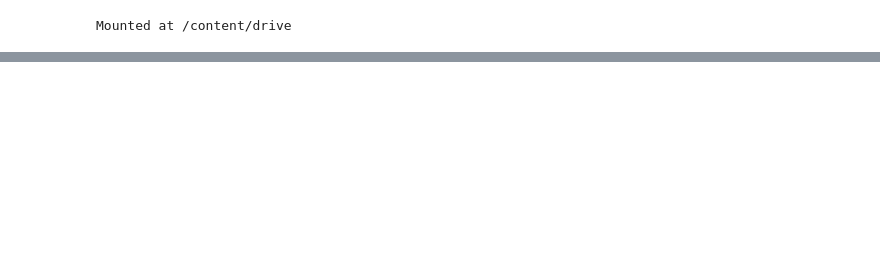
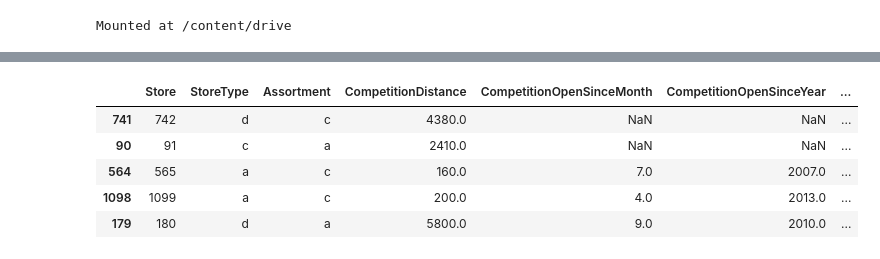
Before and after one commit to akashsinghsharma/Retail-Sales-Prediction, a Jupyter notebook: Retail_Sales_prediction.ipynb, the cells around one changed output, grey strips where cells are left out. Cells and saved outputs as stored; diff of their text form; code cells hidden in the pictures; blank space fills up the shorter version.

```diff
--- a/Retail_Sales_prediction.ipynb
+++ b/Retail_Sales_prediction.ipynb
@@ -211,0 +42,9 @@ Merging both dataframe now.
+# %%
+store.sample(5)
+# %% [output]
+|  | Store | StoreType | Assortment | CompetitionDistance | CompetitionOpenSinceMonth | CompetitionOpenSinceYear | ... |
+| 741 | 742 | d | c | 4380.0 | NaN | NaN | ... |
+| 90 | 91 | c | a | 2410.0 | NaN | NaN | ... |
+| 564 | 565 | a | c | 160.0 | 7.0 | 2007.0 | ... |
+| 1098 | 1099 | a | c | 200.0 | 4.0 | 2013.0 | ... |
+| 179 | 180 | d | a | 5800.0 | 9.0 | 2010.0 | ... |
```
Also changed, not shown: parts of 26 cells of this notebook.
